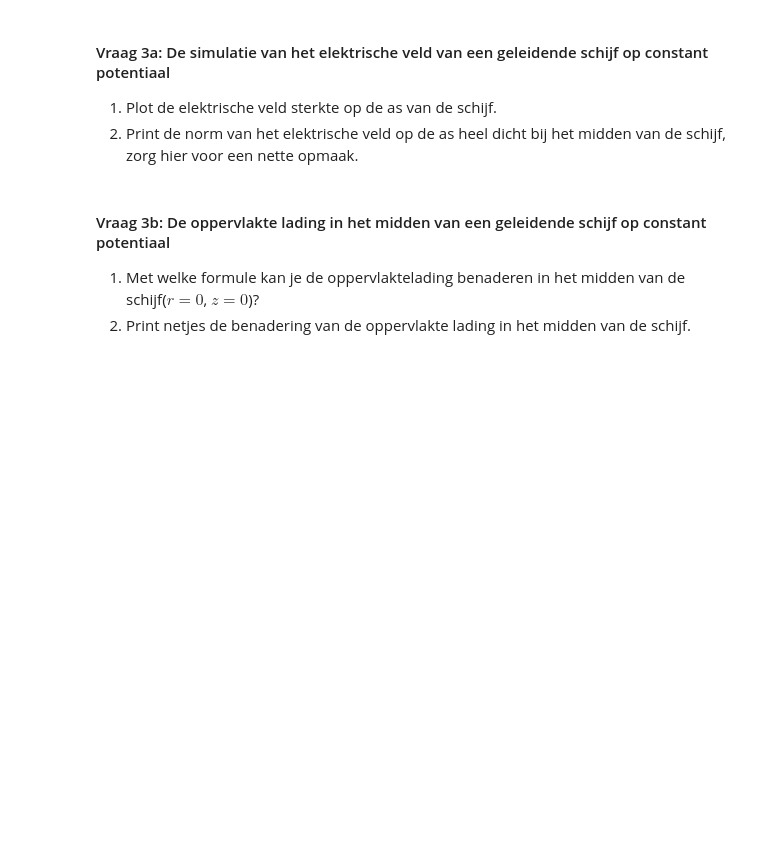
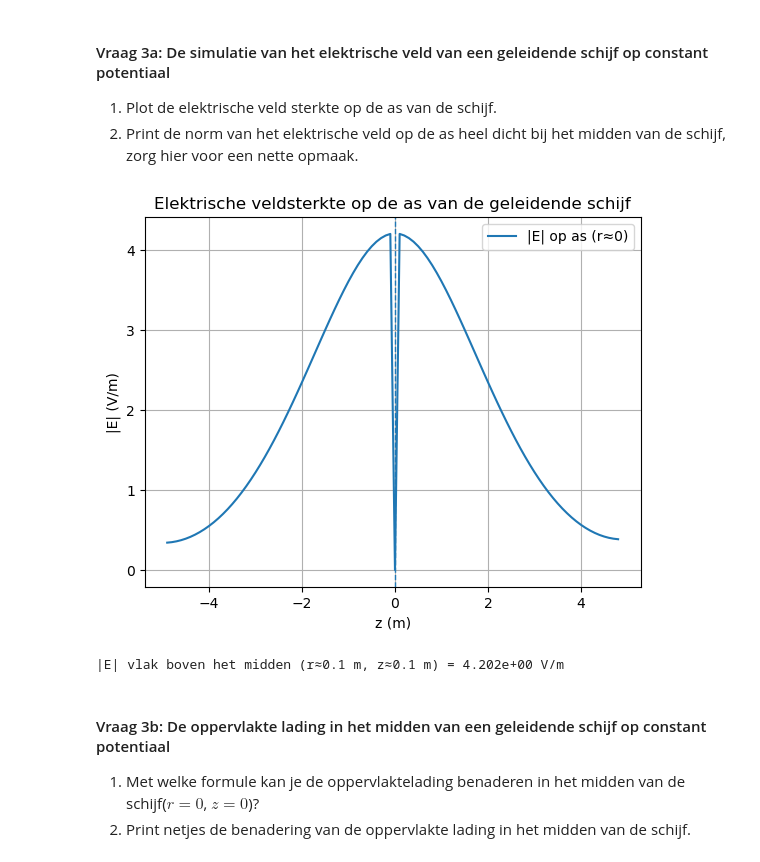
Before and after one commit to daanTN/DEF-Daan, a Jupyter notebook: DigitaleOntwerpopdrachten/1CondensatorOpdracht/CondensatorOntwerpopdracht.ipynb, the cells around one changed output. Saved outputs shown, nothing was run; the diff lists cells and outputs as text; code cells hidden in the pictures; blank space fills up the shorter version.

```diff
--- a/DigitaleOntwerpopdrachten/1CondensatorOpdracht/CondensatorOntwerpopdracht.ipynb
+++ b/DigitaleOntwerpopdrachten/1CondensatorOpdracht/CondensatorOntwerpopdracht.ipynb
@@ -451,9 +451,40 @@ plot_results_disk(Ez, Er, normE, V, r, z, grid_step, disk_radius, z_pos_disk1, z
 1. Plot de elektrische veld sterkte op de as van de schijf.
 2. Print de norm van het elektrische veld op de as heel dicht bij het midden van de schijf, zorg hier voor een nette opmaak.
 # %%
-###
-###Jouw code hier###
-###
+
+#Nieuwe arrays maken zodat de kernel niet verward raakt van de variables
+V0 = 0
+z_pos_disk1 = 0
+z_pos_disk2 = 0
+V1 = 10
+r, z, r_repmat, V_new, B, idx_R, idx_z1, idx_z2 = initialize_variables_Laplace(width_domain, disk_radius, height_domain, grid_step,z_pos_disk1, z_pos_disk2, V0, V1, V1)
+solve_Laplace_equation(V_new, B, r_repmat, grid_step, idx_z1, idx_z2, idx_R, V1, V1, 1e-3)
+Er, Ez, normEnew= compute_E_disk(V_new, B, grid_step)
+r_for_E = r[1:-1]
+z_for_E = z[1:-1]
+
+#1)
+index_r0 = np.argmin(np.abs(r_for_E))
+
+plt.show()
+plt.plot(z_for_E, normEnew[:, index_r0], label='|E| op as (r≈0)')
+plt.axvline(0, linestyle='--', linewidth=1)
+plt.xlabel('z (m)')
+plt.ylabel('|E| (V/m)')
+plt.title('Elektrische veldsterkte op de as van de geleidende schijf')
+plt.grid()
+plt.legend()
+plt.show()
+
+#2)
+index_z_plus = np.where(z_for_E > 0)[0][0]
+E_dichtbij = normEnew[index_z_plus, index_r0]
+
+print(f"|E| vlak boven het midden (r≈{r_for_E[index_r0]:.3g} m, z≈{z_for_E[index_z_plus]:.3g} m) = "
+      f"{E_dichtbij:.3e} V/m")
+# %% [output]
+[figure, added]
+|E| vlak boven het midden (r≈0.1 m, z≈0.1 m) = 4.202e+00 V/m
 # %% [markdown]
 #### Vraag 3b: De oppervlakte lading in het midden van een geleidende schijf op constant potentiaal
 
```
Also changed, not shown: parts of 5 cells of this notebook.
